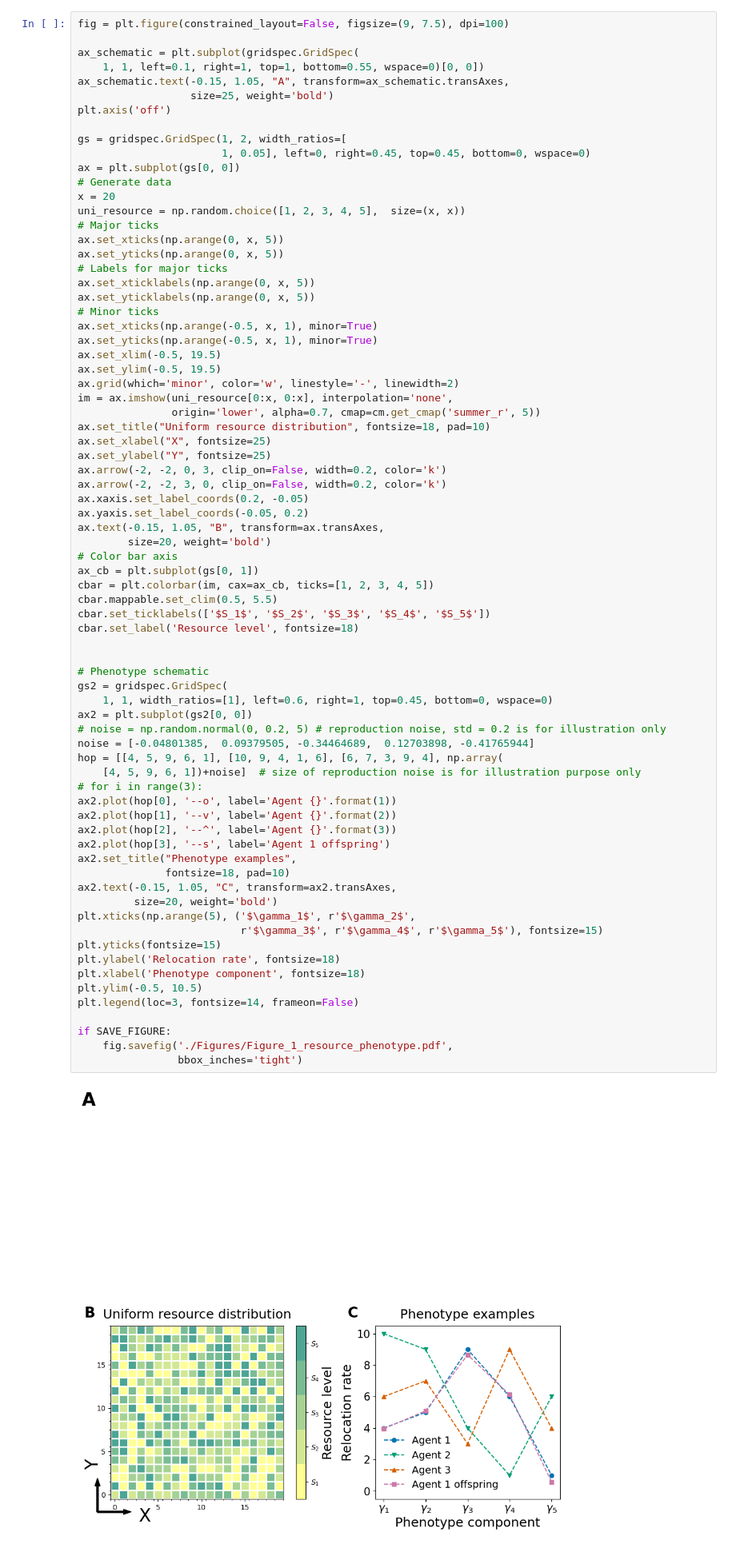
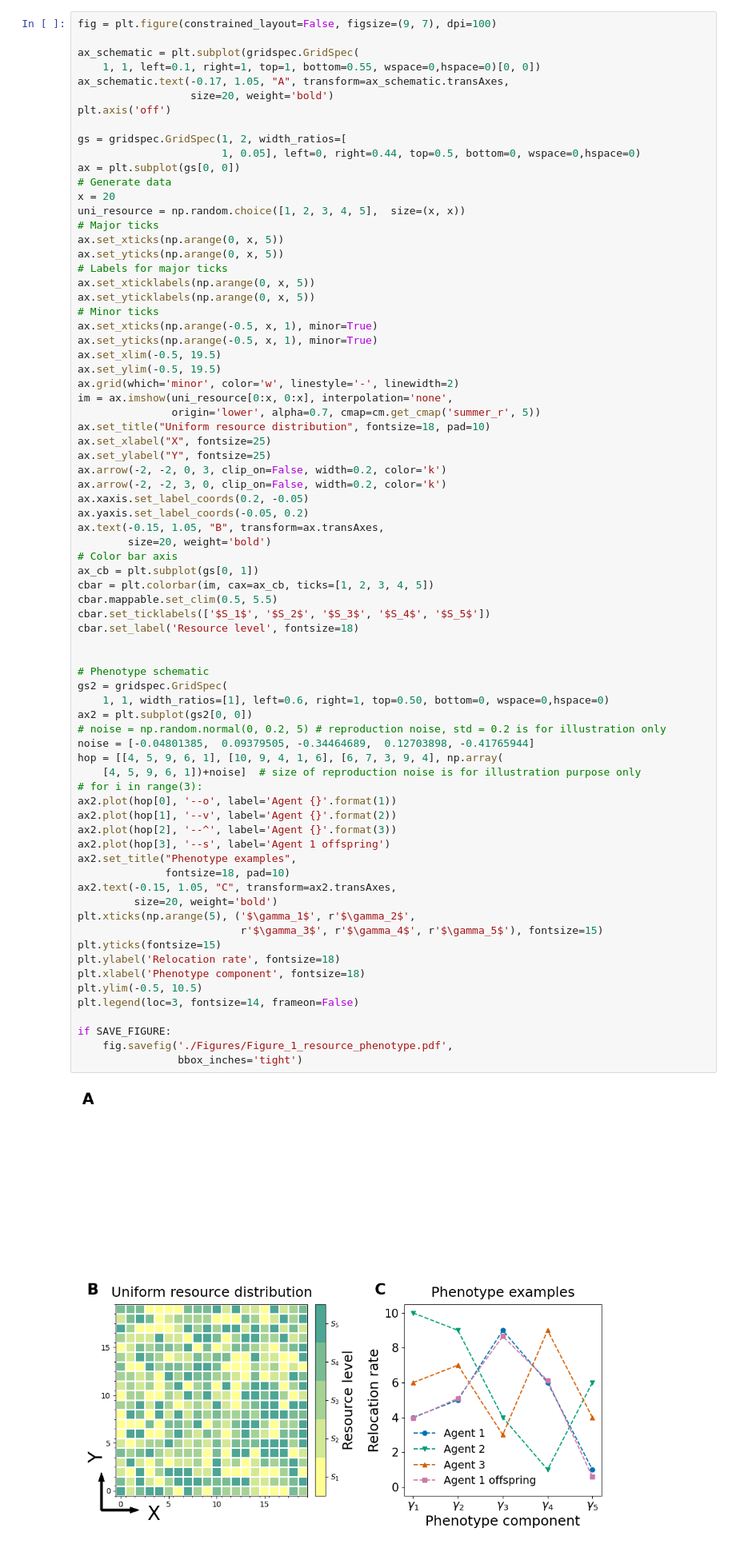
Before and after one commit to tongliang11/Evolution-dynamics, a Jupyter notebook: Figure.ipynb, the cells around one changed output. Shown at 80% size. Cells and saved outputs as stored; diff of their text form.

```diff
--- a/Figure.ipynb
+++ b/Figure.ipynb
@@ -62,16 +62,16 @@ Autosaving every 10 seconds
 # %% [markdown]
 ## Figure 1: schematic figure
 # %%
-fig = plt.figure(constrained_layout=False, figsize=(9, 7.5), dpi=100)
+fig = plt.figure(constrained_layout=False, figsize=(9, 7), dpi=100)
 
 ax_schematic = plt.subplot(gridspec.GridSpec(
-    1, 1, left=0.1, right=1, top=1, bottom=0.55, wspace=0)[0, 0])
-ax_schematic.text(-0.15, 1.05, "A", transform=ax_schematic.transAxes,
-                  size=25, weight='bold')
+    1, 1, left=0.1, right=1, top=1, bottom=0.55, wspace=0,hspace=0)[0, 0])
+ax_schematic.text(-0.17, 1.05, "A", transform=ax_schematic.transAxes,
+                  size=20, weight='bold')
 plt.axis('off')
 
 gs = gridspec.GridSpec(1, 2, width_ratios=[
-                       1, 0.05], left=0, right=0.45, top=0.45, bottom=0, wspace=0)
+                       1, 0.05], left=0, right=0.44, top=0.5, bottom=0, wspace=0,hspace=0)
 ax = plt.subplot(gs[0, 0])
 # Generate data
 x = 20
@@ -108,35 +108,35 @@ cbar.set_label('Resource level', fontsize=18)
 
 
 # Phenotype schematic
 gs2 = gridspec.GridSpec(
-    1, 1, width_ratios=[1], left=0.6, right=1, top=0.45, bottom=0, wspace=0)
+    1, 1, width_ratios=[1], left=0.6, right=1, top=0.50, bottom=0, wspace=0,hspace=0)
 ax2 = plt.subplot(gs2[0, 0])
 # noise = np.random.normal(0, 0.2, 5) # reproduction noise, std = 0.2 is for illustration only
 noise = [-0.04801385,  0.09379505, -0.34464689,  0.12703898, -0.41765944]
 hop = [[4, 5, 9, 6, 1], [10, 9, 4, 1, 6], [6, 7, 3, 9, 4], np.array(
     [4, 5, 9, 6, 1])+noise]  # size of reproduction noise is for illustration purpose only
 # for i in range(3):
 ax2.plot(hop[0], '--o', label='Agent {}'.format(1))
 ax2.plot(hop[1], '--v', label='Agent {}'.format(2))
 ax2.plot(hop[2], '--^', label='Agent {}'.format(3))
 ax2.plot(hop[3], '--s', label='Agent 1 offspring')
 ax2.set_title("Phenotype examples",
               fontsize=18, pad=10)
 ax2.text(-0.15, 1.05, "C", transform=ax2.transAxes,
          size=20, weight='bold')
 plt.xticks(np.arange(5), ('$\gamma_1$', r'$\gamma_2$',
                           r'$\gamma_3$', r'$\gamma_4$', r'$\gamma_5$'), fontsize=15)
 plt.yticks(fontsize=15)
 plt.ylabel('Relocation rate', fontsize=18)
 plt.xlabel('Phenotype component', fontsize=18)
 plt.ylim(-0.5, 10.5)
 plt.legend(loc=3, fontsize=14, frameon=False)
 
 if SAVE_FIGURE:
     fig.savefig('./Figures/Figure_1_resource_phenotype.pdf',
                 bbox_inches='tight')
 # %% [output]
-[figure, old version]
+[figure, new version]
 # %% [markdown]
 ## Figure 2: stochastic dynamics
 # %%
```
Also changed, not shown: parts of 3 cells of this notebook, 4 other files.
